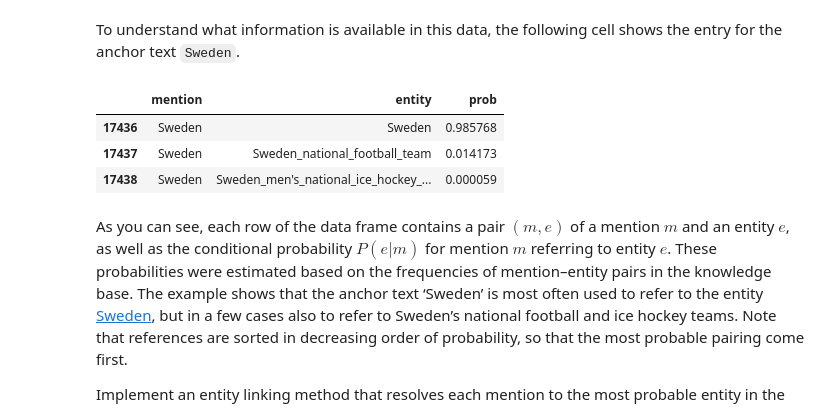
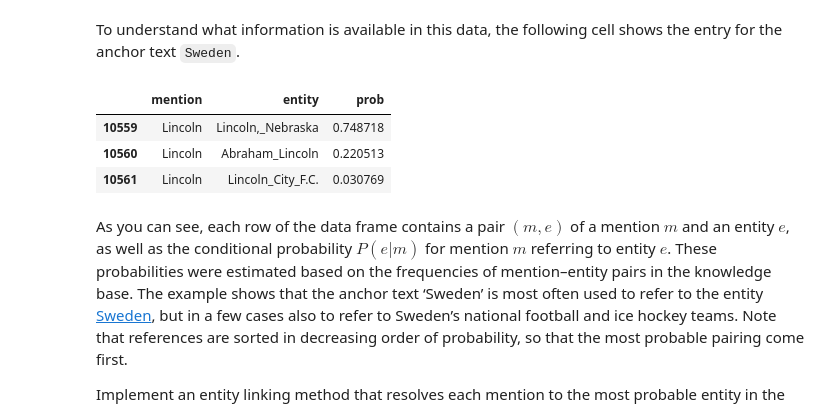
Before and after one commit to StianPedersen/TDDE16_Text_Mining, a Jupyter notebook: l5/TM-L5.ipynb, the cells around one changed output. Cells and saved outputs as stored; diff of their text form; code cells hidden in the pictures.

```diff
--- a/l5/TM-L5.ipynb
+++ b/l5/TM-L5.ipynb
@@ -343,12 +341,12 @@ with bz2.open('kb.tsv.bz2', 'rt') as source:
 # %% [markdown]
 To understand what information is available in this data, the following cell shows the entry for the anchor text `Sweden`.
 # %%
-df_kb.loc[df_kb.mention == 'Sweden']
+df_kb.loc[df_kb.mention == 'Lincoln']
 # %% [output]
 |  | mention | entity | prob |
-| 17436 | Sweden | Sweden | 0.985768 |
-| 17437 | Sweden | Sweden_national_football_team | 0.014173 |
-| 17438 | Sweden | Sweden_men's_national_ice_hockey_... | 0.000059 |
+| 10559 | Lincoln | Lincoln,_Nebraska | 0.748718 |
+| 10560 | Lincoln | Abraham_Lincoln | 0.220513 |
+| 10561 | Lincoln | Lincoln_City_F.C. | 0.030769 |
 # %% [markdown]
 As you can see, each row of the data frame contains a pair $(m, e)$ of a mention $m$ and an entity $e$, as well as the conditional probability $P(e|m)$ for mention $m$ referring to entity $e$. These probabilities were estimated based on the frequencies of mention–entity pairs in the knowledge base. The example shows that the anchor text &lsquo;Sweden&rsquo; is most often used to refer to the entity [Sweden](http://en.wikipedia.org/wiki/Sweden), but in a few cases also to refer to Sweden&rsquo;s national football and ice hockey teams. Note that references are sorted in decreasing order of probability, so that the most probable pairing come first.
 
```
Also changed, not shown: parts of 8 cells of this notebook.
